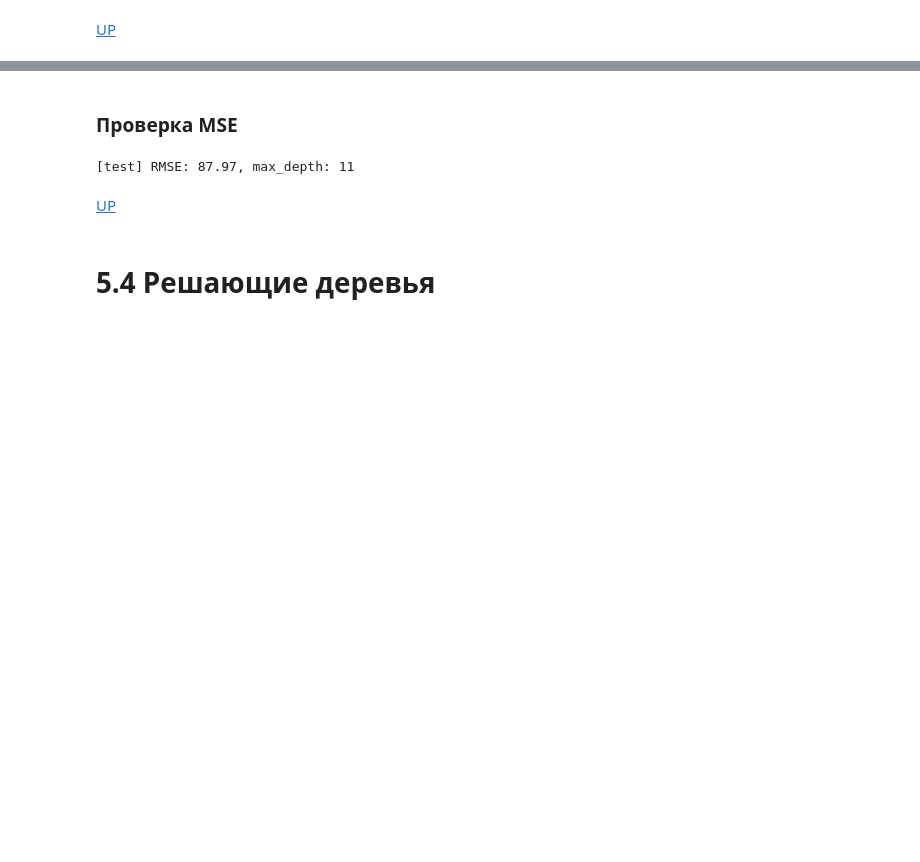
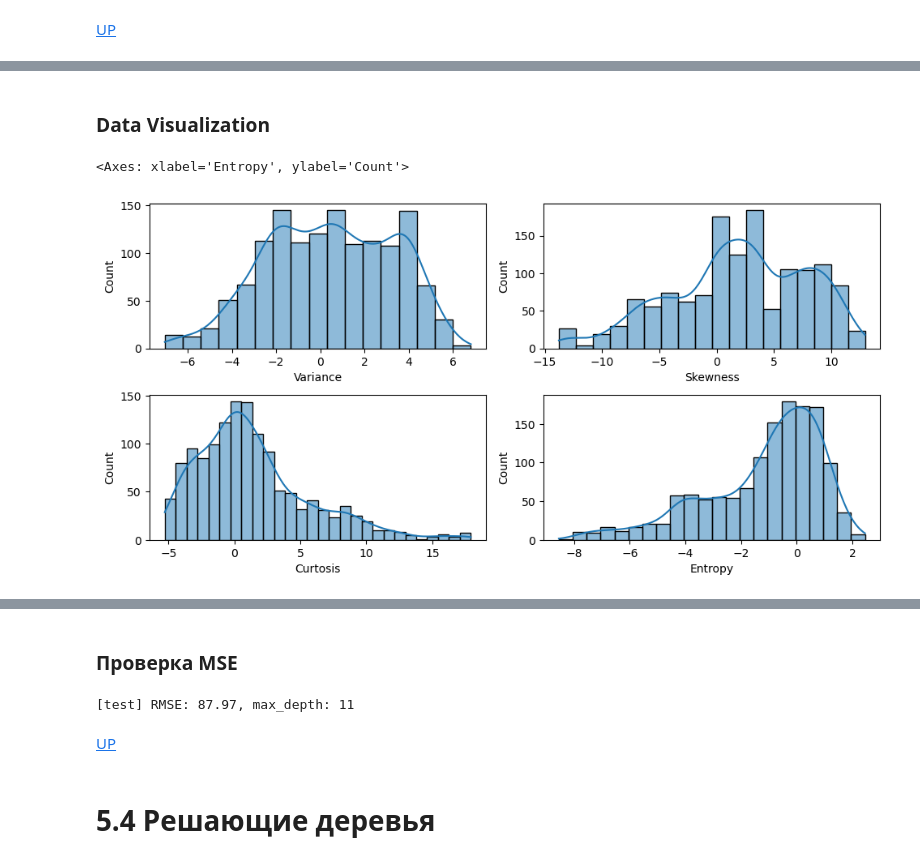
Before and after one commit to leopoldgerber/Machine-Learning, a Jupyter notebook: ML-5. Decision Tree and Random Forest.ipynb, the cells around one changed output, grey strips where cells are left out. Saved outputs shown, nothing was run; the diff lists cells and outputs as text; code cells hidden in the pictures; blank space fills up the shorter version.

```diff
--- a/ML-5. Decision Tree and Random Forest.ipynb
+++ b/ML-5. Decision Tree and Random Forest.ipynb
@@ -74,0 +86,13 @@ print(f'[new] : {y_new}')
+# %% [markdown]
+### Data Visualization
+# %%
+fig, axes = plt.subplots(2, 2, figsize = (10, 5))
+fig.tight_layout(pad=2.0)
+
+sns.histplot(data = df, x = 'Variance', kde = True, ax = axes[0, 0])
+sns.histplot(data = df, x = 'Skewness', kde = True, ax = axes[0, 1])
+sns.histplot(data = df, x = 'Curtosis', kde = True, ax = axes[1, 0])
+sns.histplot(data = df, x = 'Entropy', kde = True, ax = axes[1, 1])
+# %% [output]
+<Axes: xlabel='Entropy', ylabel='Count'>
+[figure, added]
```
Also changed, not shown: parts of 20 cells of this notebook, 1 other file.
